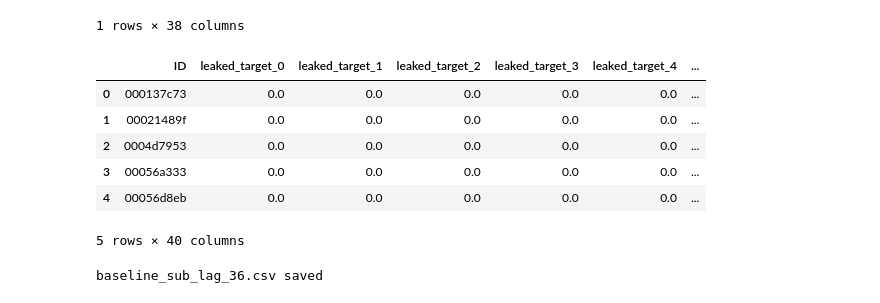
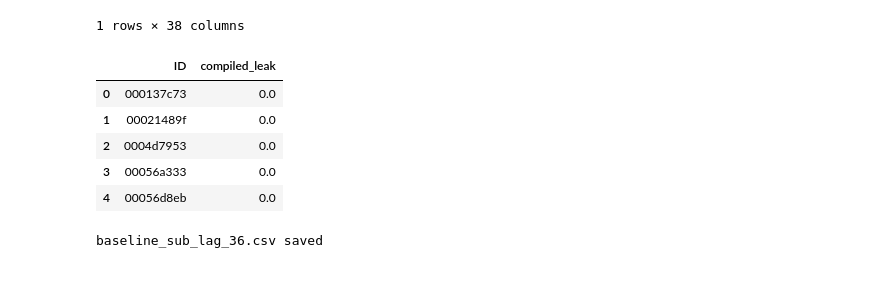
Before and after one commit to arc144/Kaggle-Santander-Value-Prediction-Challenge, a Jupyter notebook: leaky_abuse_kernel.ipynb, the cells around one changed output. Drawn from its saved outputs; the diff is of its cells as text; code cells hidden in the pictures.

```diff
--- a/leaky_abuse_kernel.ipynb
+++ b/leaky_abuse_kernel.ipynb
@@ -450,2 +434,0 @@ def fix_bad_cols(df, bad_cols, verbose=True):
-# %%
-x = fix_bad_cols(tmp, bad_cols)
@@ -470,0 +435,4 @@ IndexError: list index out of range
+# %%
+test_cols = [bad_cols[1]]
+fixed_cols = fix_bad_cols(tmp, bad_cols, verbose=False)
+[len(x) for x in fixed_cols]
@@ -470,0 +474,6 @@ IndexError: list index out of range
+# %%
+# Append fixed cols to good cols
+fixed_cols = [x for x in fixed_cols if len(x) >= 30]
+print(len(fixed_cols), ' useful cols')
+good_cols.extend(fixed_cols)
+print('Total of ', len(good_cols), ' good cols')
@@ -471,5 +483,7 @@ IndexError: list index out of range
 # %%
 # Visualize bad_cols to understand what is happenning
+pd.set_option('display.max_columns', None)
+pd.set_option('display.max_rows', None)
 # len(bad_cols)
-tmp.loc[:, bad_cols[0]]
+tmp.loc[:, bad_cols[1]]
 # %% [output]
@@ -628,15 +642,14 @@ test_result.T
 test_result.to_csv('test_leaky_stat.csv', index=False)
 # %%
 test_leak = rewrite_compiled_leak(test_leak, best_lag)
-test_leak[['ID']+leaky_cols+['compiled_leak']].head()
+test_leak[['ID']+['compiled_leak']].head()
 # %% [output]
-|  | ID | leaked_target_0 | leaked_target_1 | leaked_target_2 | leaked_target_3 | leaked_target_4 | ... |
-| 0 | 000137c73 | 0.0 | 0.0 | 0.0 | 0.0 | 0.0 | ... |
-| 1 | 00021489f | 0.0 | 0.0 | 0.0 | 0.0 | 0.0 | ... |
-| 2 | 0004d7953 | 0.0 | 0.0 | 0.0 | 0.0 | 0.0 | ... |
-| 3 | 00056a333 | 0.0 | 0.0 | 0.0 | 0.0 | 0.0 | ... |
-| 4 | 00056d8eb | 0.0 | 0.0 | 0.0 | 0.0 | 0.0 | ... |
+|  | ID | compiled_leak |
+| 0 | 000137c73 | 0.0 |
+| 1 | 00021489f | 0.0 |
+| 2 | 0004d7953 | 0.0 |
+| 3 | 00056a333 | 0.0 |
+| 4 | 00056d8eb | 0.0 |
-5 rows × 40 columns
 # %%
 test_res = test_leak[leaky_cols+['compiled_leak']].replace(0.0, np.nan)
 test_res.to_csv('test_leak.csv', index=False)
```
Also changed, not shown: parts of 12 cells of this notebook, 5 other files.
